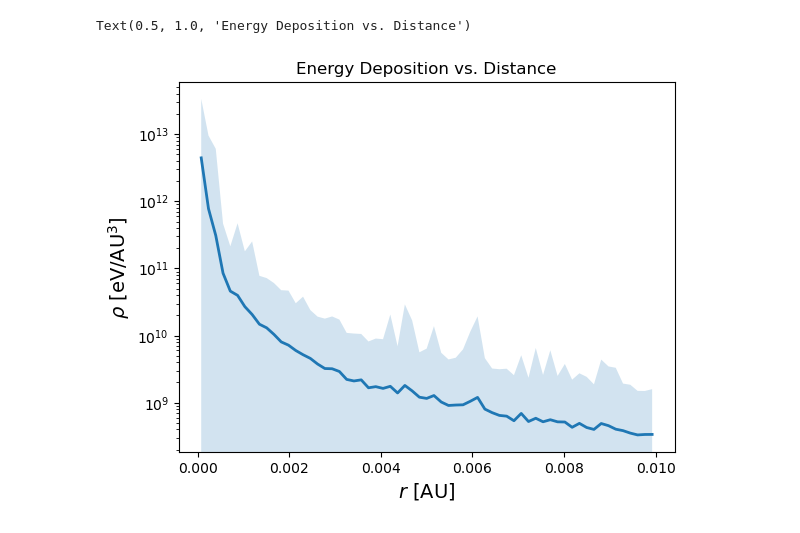
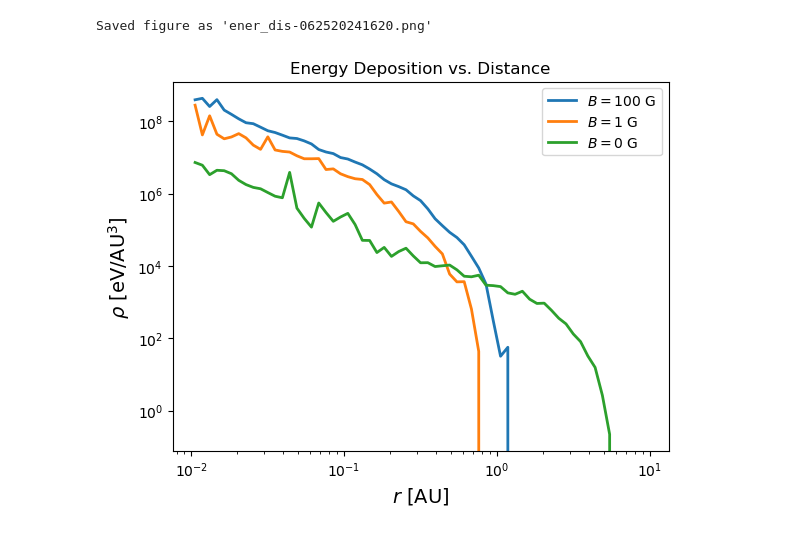
Before and after one commit to zandalman/thunderstorm, a Jupyter notebook: utils/pp.ipynb, the cells around one changed output. Saved outputs shown, nothing was run; the diff lists cells and outputs as text; code cells hidden in the pictures.

```diff
--- a/utils/pp.ipynb
+++ b/utils/pp.ipynb
@@ -78,3 +69,8 @@ Text(0.5, 1.0, 'Number of Ionizations per Element')
+# %%
+num = 64
+ener_bins = np.logspace(-1, 5, num)
+ener = (ener_bins[1:] + ener_bins[:-1]) / 2
+id_list, data = num_sec('../../scratch/strongB/data', chunk_size=128, chunk_num=2**12, ener_bins=ener_bins)
 # %%
 fig, ax = plt.subplots()
 
@@ -141,35 +130,36 @@ Text(0.5, 1.0, 'Energy Loss Rate vs. Time')
+# %%
+sim_list = ['strongB', 'weakB', 'noB']
+label_list = [r'$B = 100~{\rm G}$', r'$B = 1~{\rm G}$', r'$B = 0~{\rm G}$']
+nsim = len(sim_list)
+
+dis_max = 0.05*const.AU
+num = 64
+dis_bins = np.logspace(np.log10(0.01*const.AU), np.log10(10*const.AU), num)
+dis = (dis_bins[1:] + dis_bins[:-1]) / 2
+
+data_list = []
+for sim_name in sim_list:
+    data_path = os.path.join('..', '..', 'scratch', sim_name, 'data')
+    _, data = ener_loss_dis(data_path, chunk_size=128, chunk_num=2**12, dis_bins=dis_bins)
+    data_list.append(data)
 # %%
 fig, ax = plt.subplots()
 
-dis_max = 0.01*const.AU
-num = 64
-dis_bins = np.linspace(0, dis_max, num)
-dis = (dis_bins[1:] + dis_bins[:-1]) / 2
+for i in range(nsim):
 
-npart = 0
-ener_loss_list = []
+    ener_loss_avg = np.mean(data_list[i], axis=0)
+    dV = (dis_bins[1:] - dis_bins[:-1]) * 4*np.pi*dis**2
 
-for i, data_1part in enumerate(data):
+    ax.plot(dis/const.AU, ener_loss_avg/dV/(1/const.AU**3), lw=2, label=label_list[i])
 
-    if id_list[i] > 100000: continue
-
-    dis_ev = np.sqrt(data_1part.x**2+data_1part.y**2+data_1part.z**2)
-    ener_loss_ev = data_1part.ener_loss + data_1part.ener_loss_sync
-    ener_loss_1part, _ = np.histogram(dis_ev, weights=ener_loss_ev, bins=dis_bins)
-    ener_loss_list.append(ener_loss_1part)
-    npart += 1
-
-ener_loss_avg = np.sum(ener_loss_list, axis=0) / npart
-ener_loss_std = np.sqrt(np.sum((ener_loss_list-ener_loss_avg)**2, axis=0) / npart)
-dV = (dis_bins[1:] - dis_bins[:-1]) * 4*np.pi*dis**2
-
-ax.plot(dis/const.AU, ener_loss_avg/dV/(1/const.AU**3), lw=2)
-ax.fill_between(dis/const.AU, (ener_loss_avg-ener_loss_std)/dV/(1/const.AU**3), (ener_loss_avg+ener_loss_std)/dV/(1/const.AU**3), alpha=0.2)
+ax.set_xscale('log')
 ax.set_yscale('log')
-
 ax.set_xlabel(r"$r$ [${\rm AU}$]", fontsize=14)
 ax.set_ylabel(r"$\rho$ [${\rm eV/AU^3}$]", fontsize=14)
 ax.set_title('Energy Deposition vs. Distance')
+ax.legend()
+
+save_fig('ener_dis')
 # %% [output]
-Text(0.5, 1.0, 'Energy Deposition vs. Distance')
+Saved figure as 'ener_dis-062520241620.png'
-[figure, old version]
+[figure, new version]
```
Also changed, not shown: parts of 12 cells of this notebook, 2 other files.
